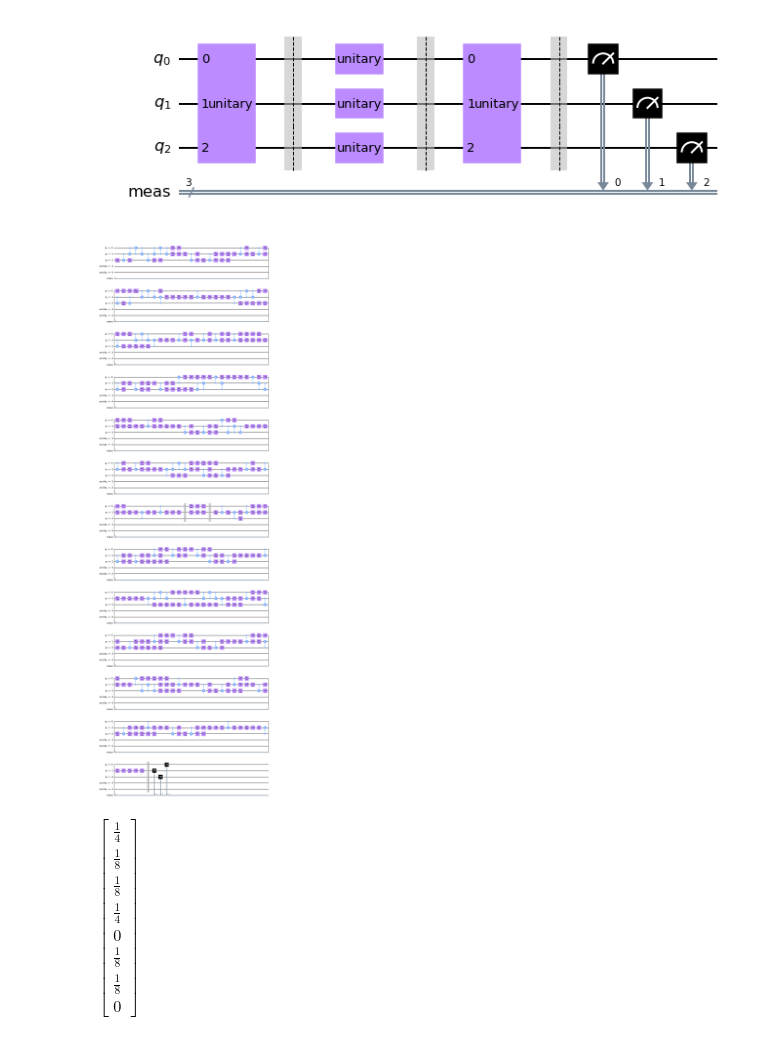
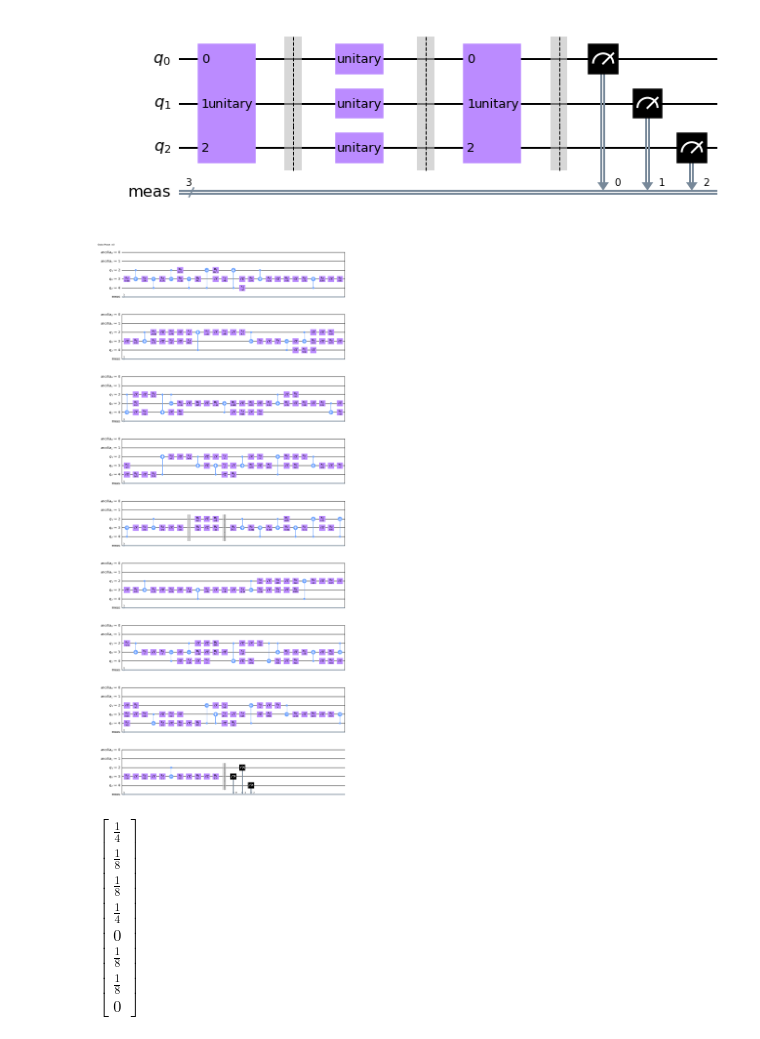
Before and after one commit to tomekzaw/ewl, a Jupyter notebook: examples/three_players.ipynb, the cells around one changed output. Cells and saved outputs as stored; diff of their text form; code cells hidden in the pictures.

Commit message:
Run example with 3 players on ibmq_5_yorktown

```diff
--- a/examples/three_players.ipynb
+++ b/examples/three_players.ipynb
@@ -101,9 +101,9 @@ ewl_fixed.draw()
 # %% [output]
 [figure]
 # %%
-ewl_fixed.draw_transpiled(backend_name='ibmq_belem', optimization_level=3)
+ewl_fixed.draw_transpiled(backend_name='ibmq_5_yorktown', optimization_level=3)
 # %% [output]
-[figure, old version]
+[figure, new version]
 # %%
 ewl_fixed.probs()
 # %% [output]
```
Also changed, not shown: parts of 3 cells of this notebook.
